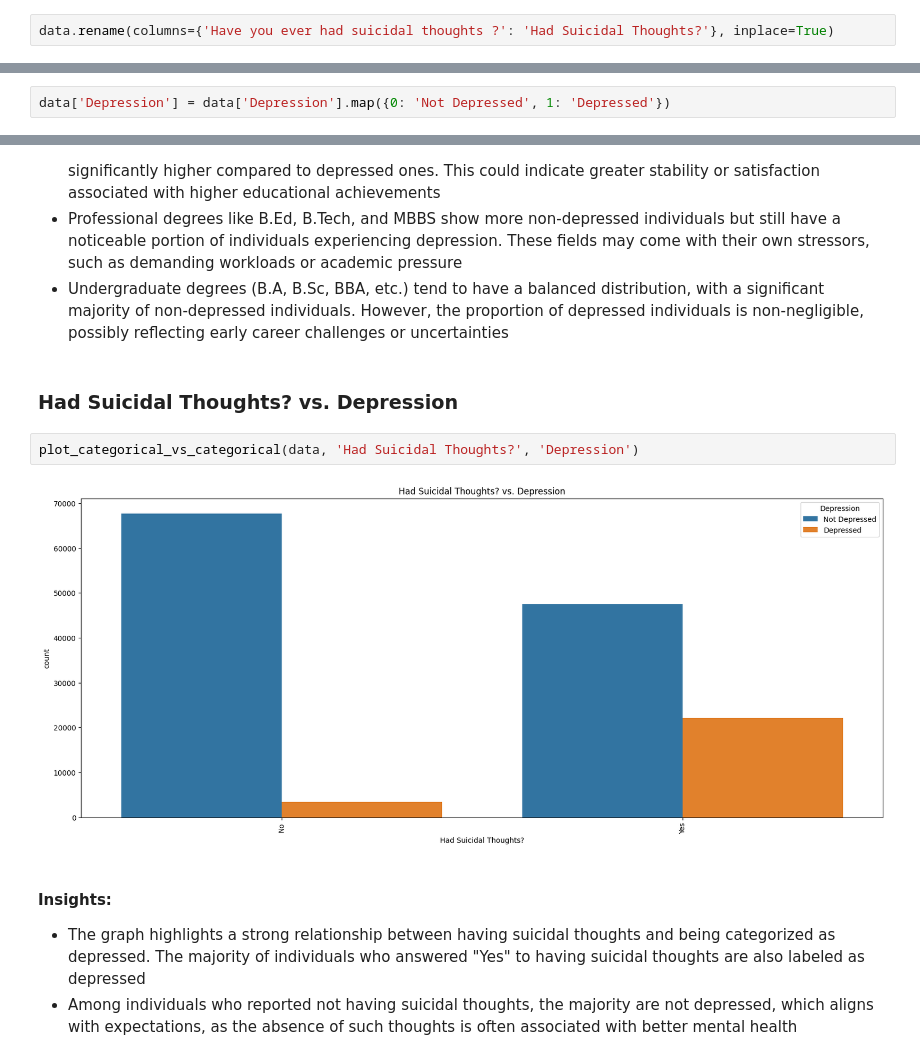
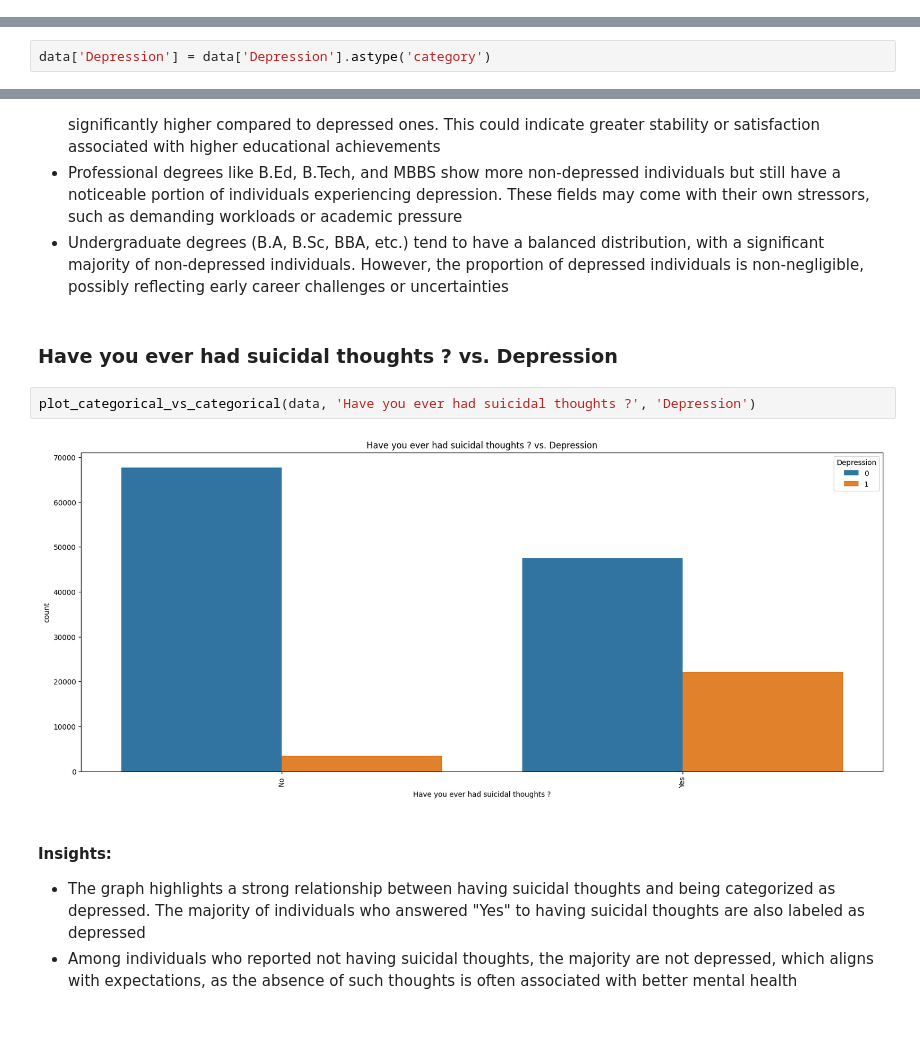
Before and after one commit to ktxdev/mind-matters, a Jupyter notebook: notebooks/train_eda.ipynb, the cells around one changed output, grey strips where cells are left out. Saved outputs shown, nothing was run; the diff lists cells and outputs as text; blank space fills up the shorter version.

Commit message:
Change data

```diff
--- a/notebooks/train_eda.ipynb
+++ b/notebooks/train_eda.ipynb
@@ -37,5 +35,3 @@ data.drop(columns=['id', 'Name'], inplace=True)
-# %%
-data.rename(columns={'Have you ever had suicidal thoughts ?': 'Had Suicidal Thoughts?'}, inplace=True)
 # %% [markdown]
 ### Data Types
 # %%
@@ -65,2 +58,0 @@ dtype: object
-# %%
-data['Depression'] = data['Depression'].map({0: 'Not Depressed', 1: 'Depressed'})
@@ -67,3 +61,5 @@ data['Depression'] = data['Depression'].map({0: 'Not Depressed', 1: 'Depressed'}
+# %%
+data['Depression'] = data['Depression'].astype('category')
 # %% [markdown]
 ## Univariate Analysis
 # %% [markdown]
@@ -847,11 +843,11 @@ plot_categorical_vs_categorical(data, 'Degree', 'Depression', batched=False)
 - Professional degrees like B.Ed, B.Tech, and MBBS show more non-depressed individuals but still have a noticeable portion of individuals experiencing depression. These fields may come with their own stressors, such as demanding workloads or academic pressure
 - Undergraduate degrees (B.A, B.Sc, BBA, etc.) tend to have a balanced distribution, with a significant majority of non-depressed individuals. However, the proportion of depressed individuals is non-negligible, possibly reflecting early career challenges or uncertainties
 # %% [markdown]
-### Had Suicidal Thoughts? vs. Depression
+### Have you ever had suicidal thoughts ? vs. Depression
 # %%
-plot_categorical_vs_categorical(data, 'Had Suicidal Thoughts?', 'Depression')
+plot_categorical_vs_categorical(data, 'Have you ever had suicidal thoughts ?', 'Depression')
 # %% [output]
-[figure, old version]
+[figure, new version]
 # %% [markdown]
 #### Insights:
 - The graph highlights a strong relationship between having suicidal thoughts and being categorized as depressed. The majority of individuals who answered "Yes" to having suicidal thoughts are also labeled as depressed
```
Also changed, not shown: parts of 26 cells of this notebook, 2 other files.
